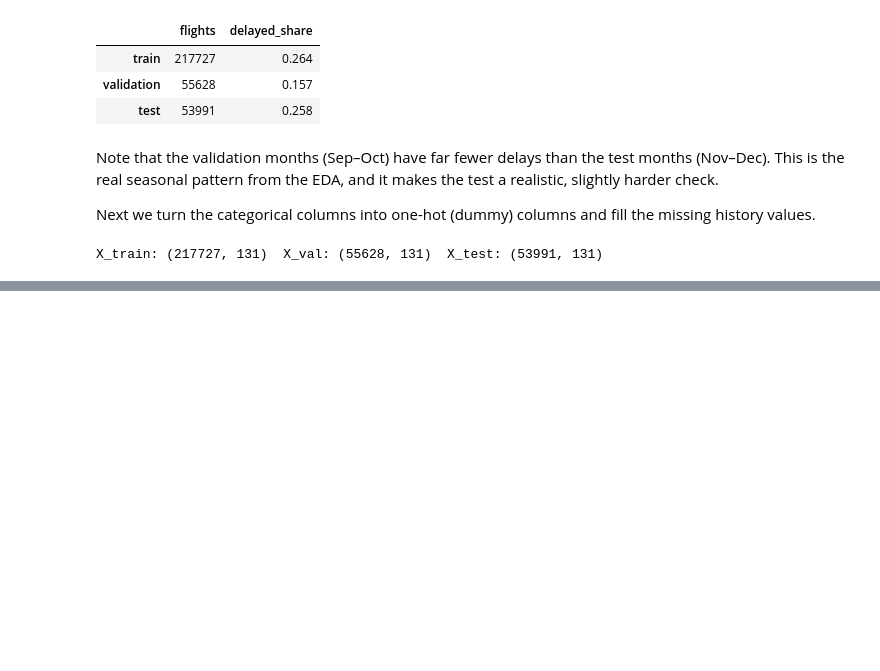
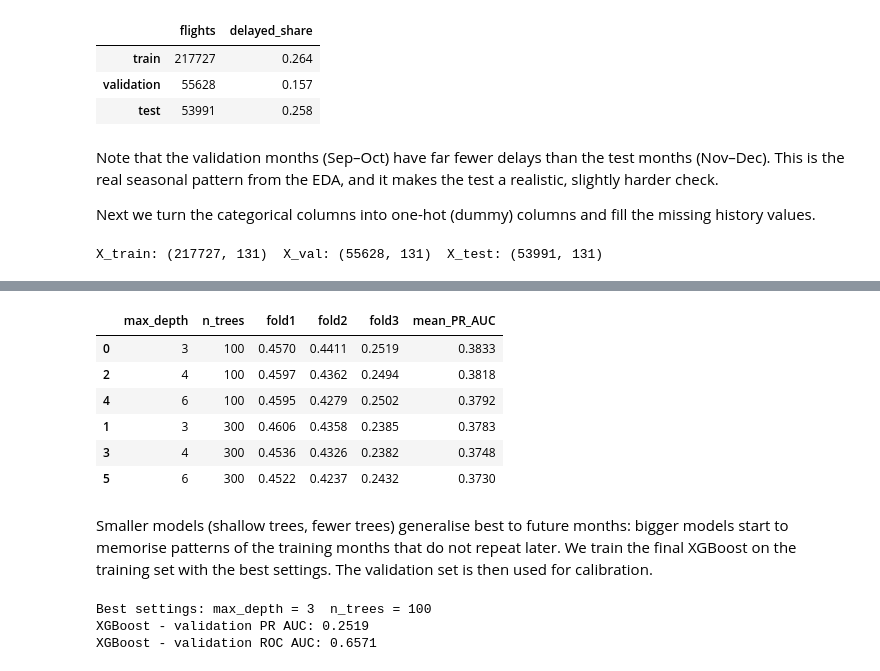
Before and after one commit to mayank-pillai-99/flight-delay-prediction, a Jupyter notebook: flight_delay_prediction.ipynb, the cells around one changed output, grey strips where cells are left out. Saved outputs shown, nothing was run; the diff lists cells and outputs as text; code cells hidden in the pictures; blank space fills up the shorter version.

Commit message:
Add Logistic Regression and XGBoost models with time-series tuning

```diff
--- a/flight_delay_prediction.ipynb
+++ b/flight_delay_prediction.ipynb
@@ -404,0 +419,15 @@ X_train: (217727, 131)  X_val: (55628, 131)  X_test: (53991, 131)
+# %%
+from sklearn.pipeline import make_pipeline
+from sklearn.preprocessing import StandardScaler
+from sklearn.linear_model import LogisticRegression
+from sklearn.metrics import average_precision_score, roc_auc_score
+
+log_reg = make_pipeline(
+    StandardScaler(),
+    LogisticRegression(class_weight="balanced", max_iter=1000),
+)
+log_reg.fit(X_train, y_train)
+
+val_prob_lr = log_reg.predict_proba(X_val)[:, 1]
+print("Logistic Regression - validation PR AUC:", round(average_precision_score(y_val, val_prob_lr), 4))
+print("Logistic Regression - validation ROC AUC:", round(roc_auc_score(y_val, val_prob_lr), 4))
@@ -404,0 +460,61 @@ X_train: (217727, 131)  X_val: (55628, 131)  X_test: (53991, 131)
+# %%
+from xgboost import XGBClassifier
+
+# Train + validation together, so we can cut them into time-ordered folds
+X_dev = pd.concat([X_train, X_val])
+y_dev = pd.concat([y_train, y_val])
+month_dev = pd.concat([train["month"], val["month"]])
+folds = [(4, [5, 6]), (6, [7, 8]), (8, [9, 10])]   # (last training month, validation months)
+
+def make_xgb(depth, n_trees, y):
+    return XGBClassifier(
+        n_estimators=n_trees,
+        learning_rate=0.05,
+        max_depth=depth,
+        subsample=0.8,
+        colsample_bytree=0.8,
+        min_child_weight=50,
+        scale_pos_weight=(y == 0).sum() / (y == 1).sum(),
+        random_state=RANDOM_STATE,
+        n_jobs=-1,
+    )
+
+results = []
+for depth in [3, 4, 6]:
+    for n_trees in [100, 300]:
+        scores = []
+        for last_month, val_months in folds:
+            fit_rows = (month_dev <= last_month).values
+            val_rows = month_dev.isin(val_months).values
+            model = make_xgb(depth, n_trees, y_dev[fit_rows]).fit(X_dev[fit_rows], y_dev[fit_rows])
+            scores.append(average_precision_score(y_dev[val_rows], model.predict_proba(X_dev[val_rows])[:, 1]))
+        results.append({"max_depth": depth, "n_trees": n_trees,
+                        "fold1": scores[0], "fold2": scores[1], "fold3": scores[2], "mean_PR_AUC": np.mean(scores)})
+
+cv_results = pd.DataFrame(results).round(4).sort_values("mean_PR_AUC", ascending=False)
+cv_results
+# %% [output]
+|  | max_depth | n_trees | fold1 | fold2 | fold3 | mean_PR_AUC |
+| 0 | 3 | 100 | 0.4570 | 0.4411 | 0.2519 | 0.3833 |
+| 2 | 4 | 100 | 0.4597 | 0.4362 | 0.2494 | 0.3818 |
+| 4 | 6 | 100 | 0.4595 | 0.4279 | 0.2502 | 0.3792 |
+| 1 | 3 | 300 | 0.4606 | 0.4358 | 0.2385 | 0.3783 |
+| 3 | 4 | 300 | 0.4536 | 0.4326 | 0.2382 | 0.3748 |
+| 5 | 6 | 300 | 0.4522 | 0.4237 | 0.2432 | 0.3730 |
+# %% [markdown]
+Smaller models (shallow trees, fewer trees) generalise best to future months: bigger models start to memorise
+patterns of the training months that do not repeat later. We train the final XGBoost on the training set with the
+best settings. The validation set is then used for calibration.
+# %%
+best = cv_results.iloc[0]
+print("Best settings: max_depth =", int(best["max_depth"]), " n_trees =", int(best["n_trees"]))
+
+xgb = make_xgb(int(best["max_depth"]), int(best["n_trees"]), y_train).fit(X_train, y_train)
+
+val_prob_xgb = xgb.predict_proba(X_val)[:, 1]
+print("XGBoost - validation PR AUC:", round(average_precision_score(y_val, val_prob_xgb), 4))
+print("XGBoost - validation ROC AUC:", round(roc_auc_score(y_val, val_prob_xgb), 4))
+# %% [output]
+Best settings: max_depth = 3  n_trees = 100
+XGBoost - validation PR AUC: 0.2519
+XGBoost - validation ROC AUC: 0.6571
```
Also changed, not shown: parts of 4 cells of this notebook.
